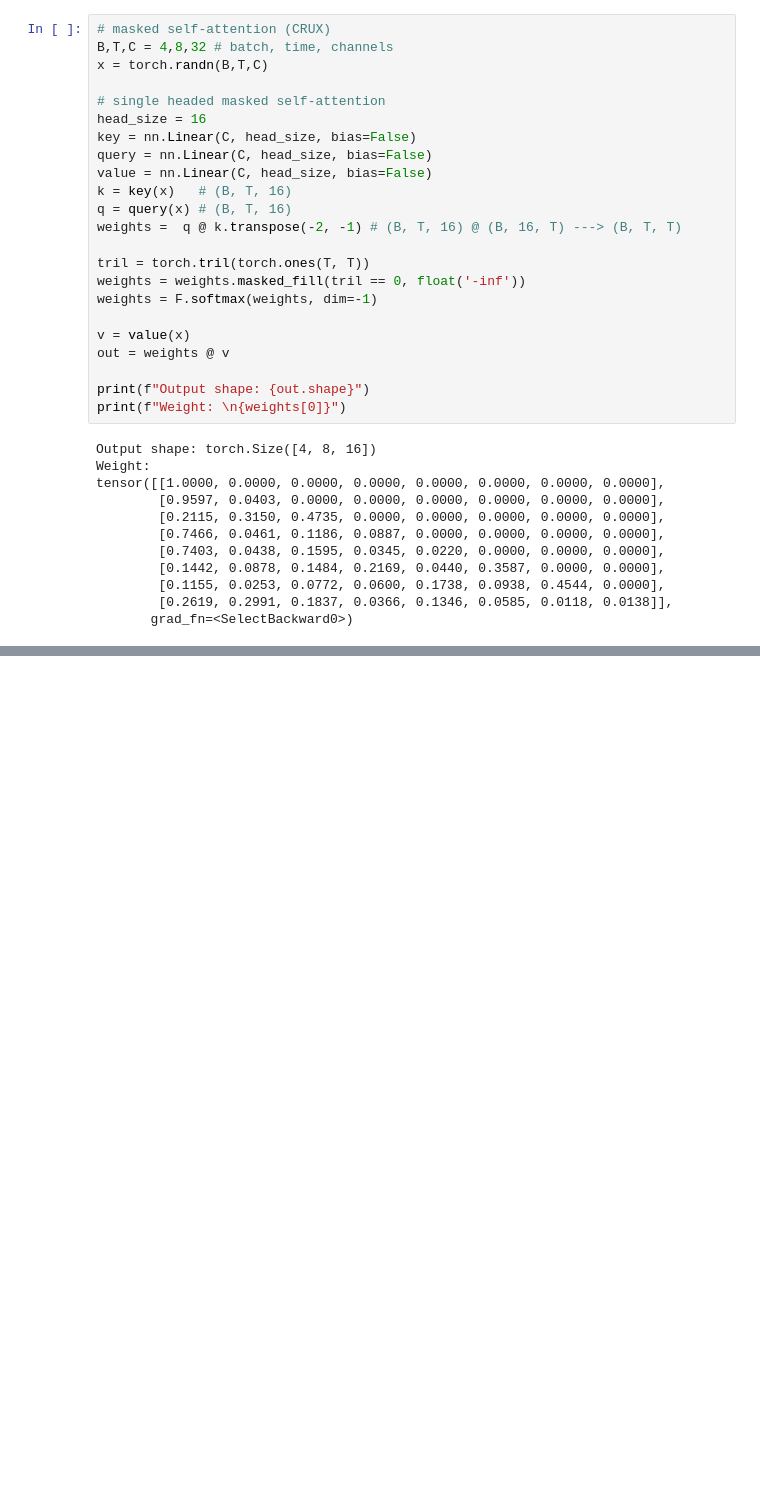
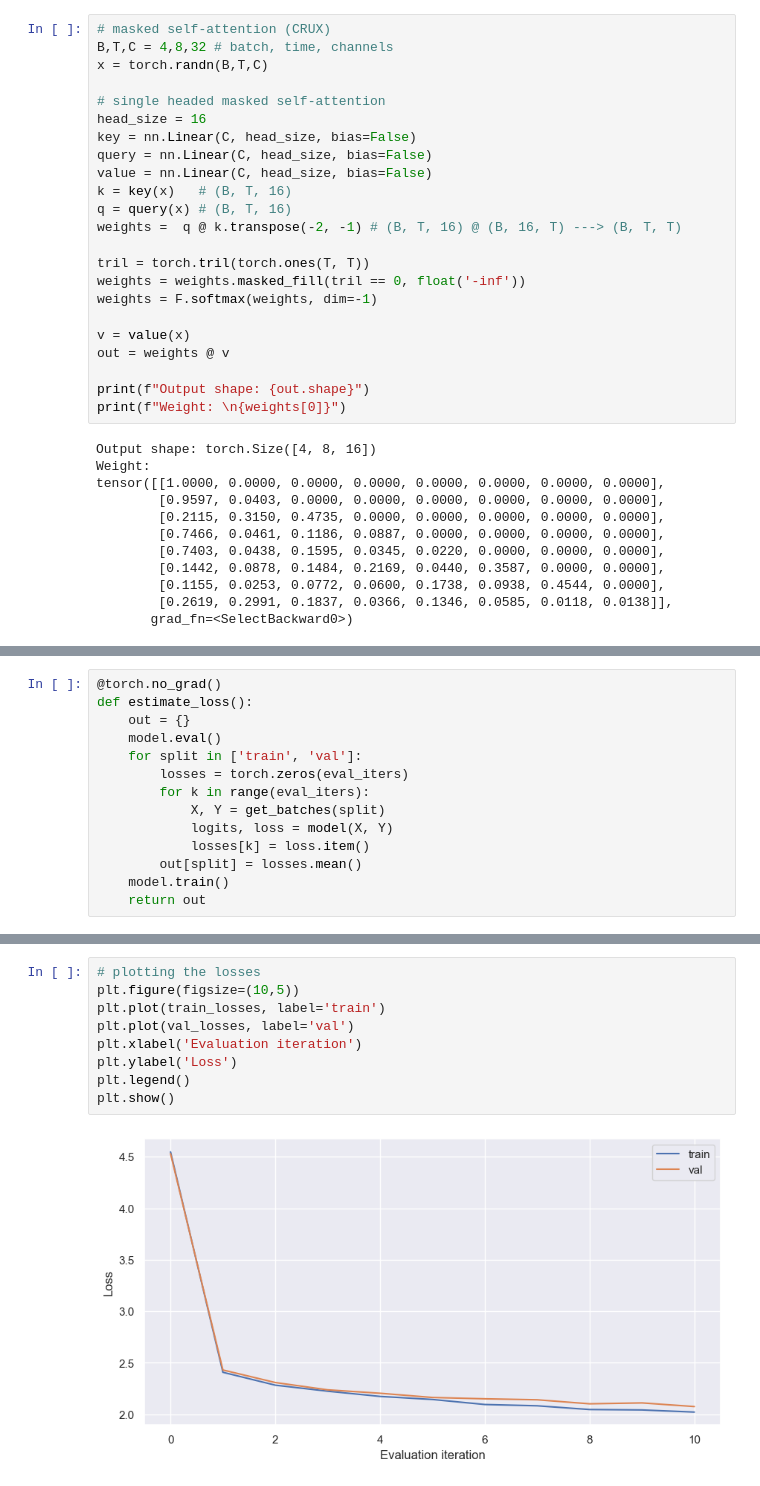
Before and after one commit to parthsolanke/atomic-GPT, a Jupyter notebook: notebooks/dev-atomic-GPT.ipynb, the cells around one changed output, grey strips where cells are left out. Cells and saved outputs as stored; diff of their text form; blank space fills up the shorter version.

```diff
--- a/notebooks/dev-atomic-GPT.ipynb
+++ b/notebooks/dev-atomic-GPT.ipynb
@@ -386,0 +527,14 @@ tensor([[1.0000, 0.0000, 0.0000, 0.0000, 0.0000, 0.0000, 0.0000, 0.0000],
+# %%
+@torch.no_grad()
+def estimate_loss():
+    out = {}
+    model.eval()
+    for split in ['train', 'val']:
+        losses = torch.zeros(eval_iters)
+        for k in range(eval_iters):
+            X, Y = get_batches(split)
+            logits, loss = model(X, Y)
+            losses[k] = loss.item()
+        out[split] = losses.mean()
+    model.train()
+    return out
@@ -386,0 +599,11 @@ tensor([[1.0000, 0.0000, 0.0000, 0.0000, 0.0000, 0.0000, 0.0000, 0.0000],
+# %%
+# plotting the losses
+plt.figure(figsize=(10,5))
+plt.plot(train_losses, label='train')
+plt.plot(val_losses, label='val')
+plt.xlabel('Evaluation iteration')
+plt.ylabel('Loss')
+plt.legend()
+plt.show()
+# %% [output]
+[figure, added]
```
Also changed, not shown: parts of 12 cells of this notebook, 1 other file.
